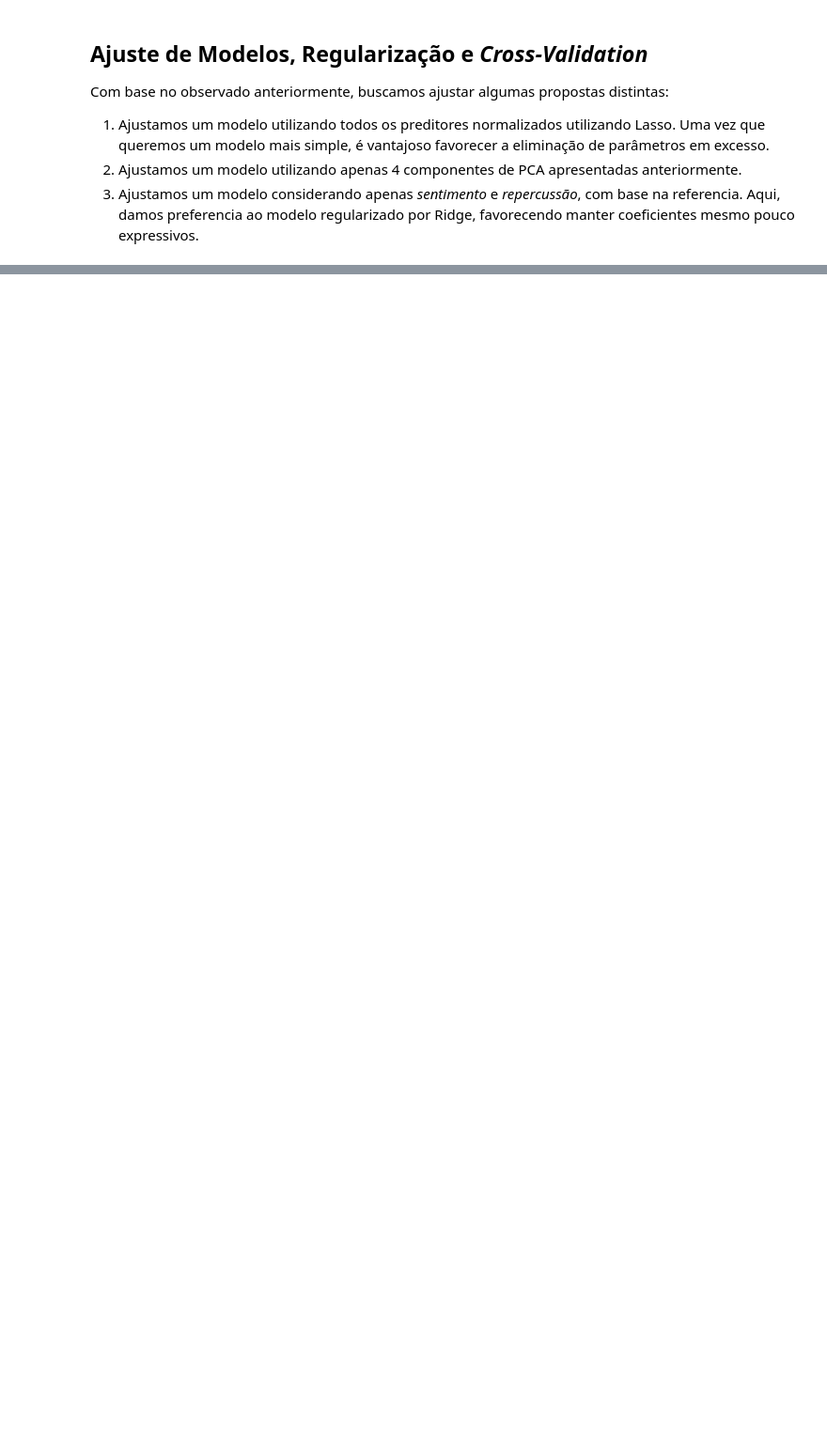
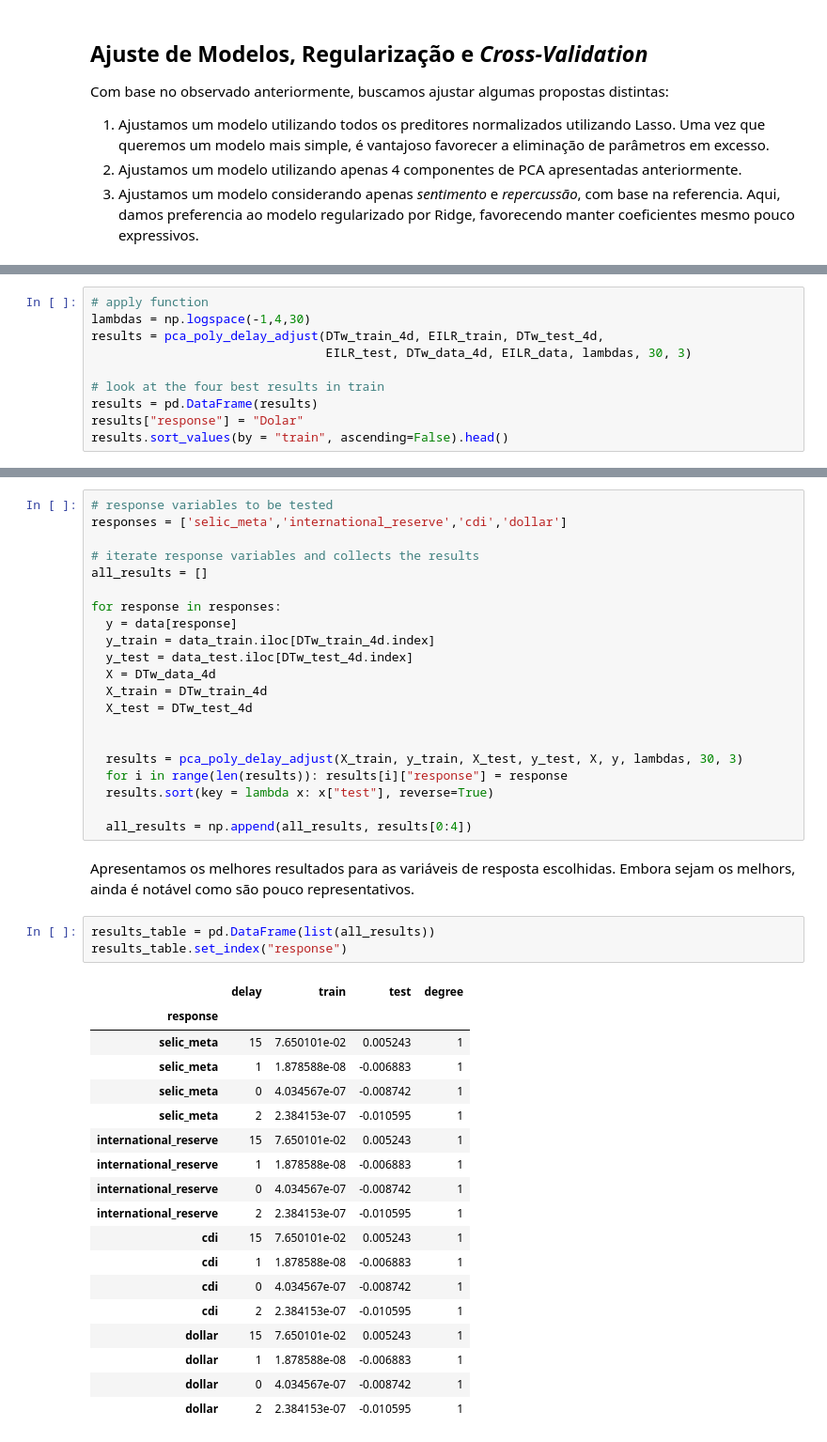
Before and after one commit to GiovaniValdrighi/Bolsonaro_Tweets, a Jupyter notebook: notebooks/effects_tweeter_economic_data.ipynb, the cells around one changed output, grey strips where cells are left out. Shown: that part at 94% size. Saved outputs shown, nothing was run; the diff lists cells and outputs as text; blank space fills up the shorter version.

```diff
--- a/notebooks/effects_tweeter_economic_data.ipynb
+++ b/notebooks/effects_tweeter_economic_data.ipynb
@@ -348,0 +322,10 @@ Concluímos discutindo aspectos gerais...
+# %%
+# apply function
+lambdas = np.logspace(-1,4,30)
+results = pca_poly_delay_adjust(DTw_train_4d, EILR_train, DTw_test_4d,
+                                EILR_test, DTw_data_4d, EILR_data, lambdas, 30, 3)
+
+# look at the four best results in train
+results = pd.DataFrame(results)
+results["response"] = "Dolar"
+results.sort_values(by = "train", ascending=False).head()
@@ -348,0 +345,45 @@ Concluímos discutindo aspectos gerais...
+# %%
+# response variables to be tested
+responses = ['selic_meta','international_reserve','cdi','dollar']
+
+# iterate response variables and collects the results
+all_results = []
+
+for response in responses:
+  y = data[response]
+  y_train = data_train.iloc[DTw_train_4d.index]
+  y_test = data_test.iloc[DTw_test_4d.index]
+  X = DTw_data_4d
+  X_train = DTw_train_4d
+  X_test = DTw_test_4d
+
+
+  results = pca_poly_delay_adjust(X_train, y_train, X_test, y_test, X, y, lambdas, 30, 3)
+  for i in range(len(results)): results[i]["response"] = response
+  results.sort(key = lambda x: x["test"], reverse=True)
+
+  all_results = np.append(all_results, results[0:4])
+# %% [markdown]
+Apresentamos os melhores resultados para as variáveis de resposta escolhidas. Embora sejam os melhors, ainda é notável como são pouco representativos.
+# %%
+results_table = pd.DataFrame(list(all_results))
+results_table.set_index("response")
+# %% [output]
+|  | delay | train | test | degree |
+| response |  |  |  |  |
+| selic_meta | 15 | 7.650101e-02 | 0.005243 | 1 |
+| selic_meta | 1 | 1.878588e-08 | -0.006883 | 1 |
+| selic_meta | 0 | 4.034567e-07 | -0.008742 | 1 |
+| selic_meta | 2 | 2.384153e-07 | -0.010595 | 1 |
+| international_reserve | 15 | 7.650101e-02 | 0.005243 | 1 |
+| international_reserve | 1 | 1.878588e-08 | -0.006883 | 1 |
+| international_reserve | 0 | 4.034567e-07 | -0.008742 | 1 |
+| international_reserve | 2 | 2.384153e-07 | -0.010595 | 1 |
+| cdi | 15 | 7.650101e-02 | 0.005243 | 1 |
+| cdi | 1 | 1.878588e-08 | -0.006883 | 1 |
+| cdi | 0 | 4.034567e-07 | -0.008742 | 1 |
+| cdi | 2 | 2.384153e-07 | -0.010595 | 1 |
+| dollar | 15 | 7.650101e-02 | 0.005243 | 1 |
+| dollar | 1 | 1.878588e-08 | -0.006883 | 1 |
+| dollar | 0 | 4.034567e-07 | -0.008742 | 1 |
+| dollar | 2 | 2.384153e-07 | -0.010595 | 1 |
```
Also changed, not shown: parts of 37 cells of this notebook.
